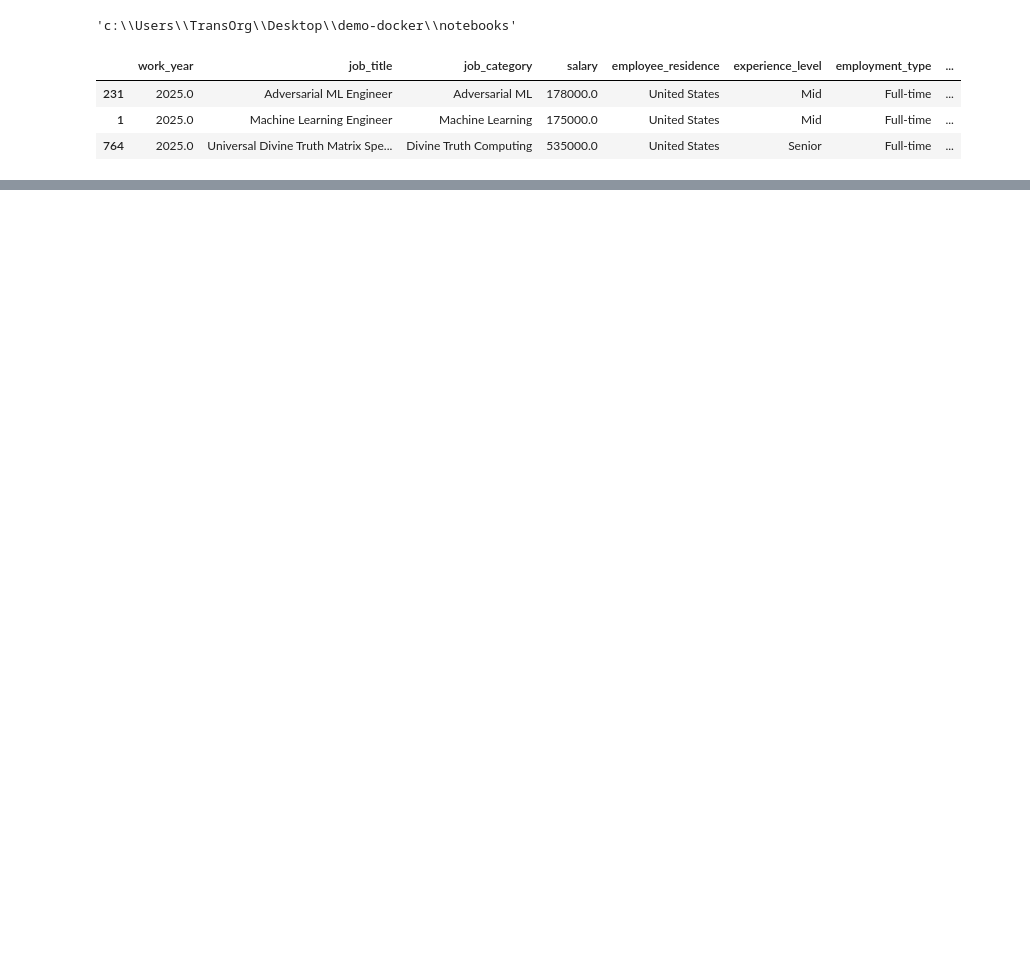
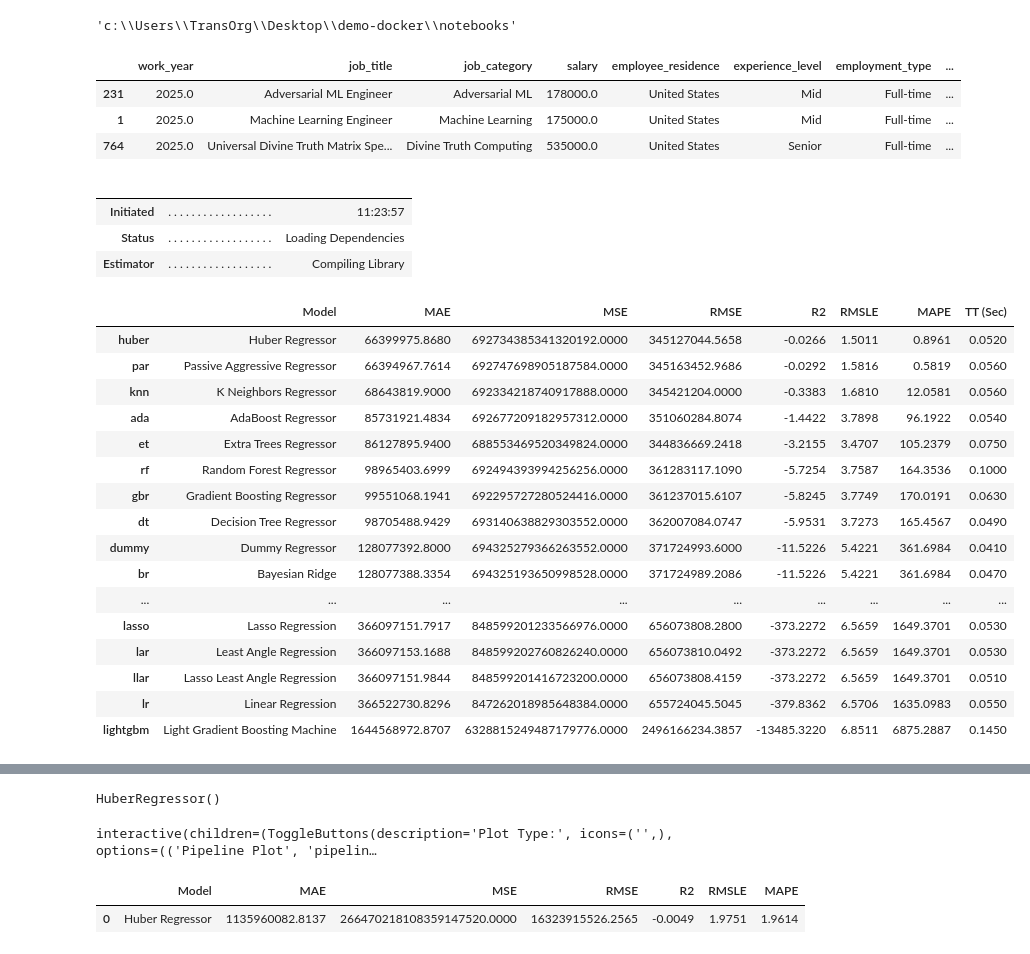
Before and after one commit to puttu001/demo-docker, a Jupyter notebook: notebooks/ml.ipynb, the cells around one changed output, grey strips where cells are left out. Drawn from its saved outputs; the diff is of its cells as text; code cells hidden in the pictures; blank space fills up the shorter version.

```diff
--- a/notebooks/ml.ipynb
+++ b/notebooks/ml.ipynb
@@ -29,3 +29,29 @@ reg = setup(
     multicollinearity_threshold=0.9,
     verbose=False
 )
+# %%
+best_model = compare_models()
+best_model
+# %% [output]
+|  |  |  |
+|  |  |  |
+| Initiated | . . . . . . . . . . . . . . . . . . | 11:23:57 |
+| Status | . . . . . . . . . . . . . . . . . . | Loading Dependencies |
+| Estimator | . . . . . . . . . . . . . . . . . . | Compiling Library |
+|  | Model | MAE | MSE | RMSE | R2 | RMSLE | MAPE | TT (Sec) |
+| huber | Huber Regressor | 66399975.8680 | 692734385341320192.0000 | 345127044.5658 | -0.0266 | 1.5011 | 0.8961 | 0.0520 |
+| par | Passive Aggressive Regressor | 66394967.7614 | 692747698905187584.0000 | 345163452.9686 | -0.0292 | 1.5816 | 0.5819 | 0.0560 |
+| knn | K Neighbors Regressor | 68643819.9000 | 692334218740917888.0000 | 345421204.0000 | -0.3383 | 1.6810 | 12.0581 | 0.0560 |
+| ada | AdaBoost Regressor | 85731921.4834 | 692677209182957312.0000 | 351060284.8074 | -1.4422 | 3.7898 | 96.1922 | 0.0540 |
+| et | Extra Trees Regressor | 86127895.9400 | 688553469520349824.0000 | 344836669.2418 | -3.2155 | 3.4707 | 105.2379 | 0.0750 |
+| rf | Random Forest Regressor | 98965403.6999 | 692494393994256256.0000 | 361283117.1090 | -5.7254 | 3.7587 | 164.3536 | 0.1000 |
+| gbr | Gradient Boosting Regressor | 99551068.1941 | 692295727280524416.0000 | 361237015.6107 | -5.8245 | 3.7749 | 170.0191 | 0.0630 |
+| dt | Decision Tree Regressor | 98705488.9429 | 693140638829303552.0000 | 362007084.0747 | -5.9531 | 3.7273 | 165.4567 | 0.0490 |
+| dummy | Dummy Regressor | 128077392.8000 | 694325279366263552.0000 | 371724993.6000 | -11.5226 | 5.4221 | 361.6984 | 0.0410 |
+| br | Bayesian Ridge | 128077388.3354 | 694325193650998528.0000 | 371724989.2086 | -11.5226 | 5.4221 | 361.6984 | 0.0470 |
+| ... | ... | ... | ... | ... | ... | ... | ... | ... |
+| lasso | Lasso Regression | 366097151.7917 | 848599201233566976.0000 | 656073808.2800 | -373.2272 | 6.5659 | 1649.3701 | 0.0530 |
+| lar | Least Angle Regression | 366097153.1688 | 848599202760826240.0000 | 656073810.0492 | -373.2272 | 6.5659 | 1649.3701 | 0.0530 |
+| llar | Lasso Least Angle Regression | 366097151.9844 | 848599201416723200.0000 | 656073808.4159 | -373.2272 | 6.5659 | 1649.3701 | 0.0510 |
+| lr | Linear Regression | 366522730.8296 | 847262018985648384.0000 | 655724045.5045 | -379.8362 | 6.5706 | 1635.0983 | 0.0550 |
+| lightgbm | Light Gradient Boosting Machine | 1644568972.8707 | 6328815249487179776.0000 | 2496166234.3857 | -13485.3220 | 6.8511 | 6875.2887 | 0.1450 |
@@ -31,0 +59,10 @@ reg = setup(
+HuberRegressor()
+# %%
+evaluate_model(best_model)
+# %% [output]
+interactive(children=(ToggleButtons(description='Plot Type:', icons=('',), options=(('Pipeline Plot', 'pipelin…
+# %%
+pred_holdout = predict_model(best_model)
+# %% [output]
+|  | Model | MAE | MSE | RMSE | R2 | RMSLE | MAPE |
+| 0 | Huber Regressor | 1135960082.8137 | 266470218108359147520.0000 | 16323915526.2565 | -0.0049 | 1.9751 | 1.9614 |
```
Also changed, not shown: parts of 4 cells of this notebook, 3 other files.
